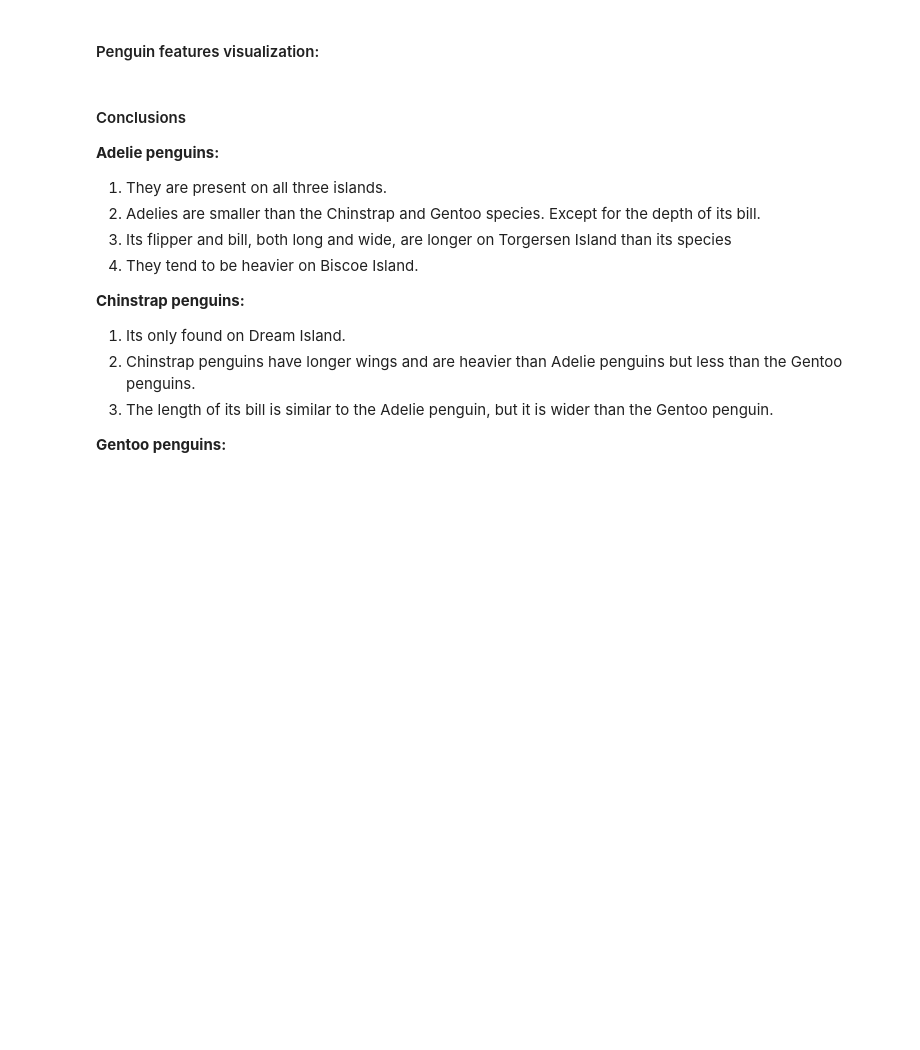
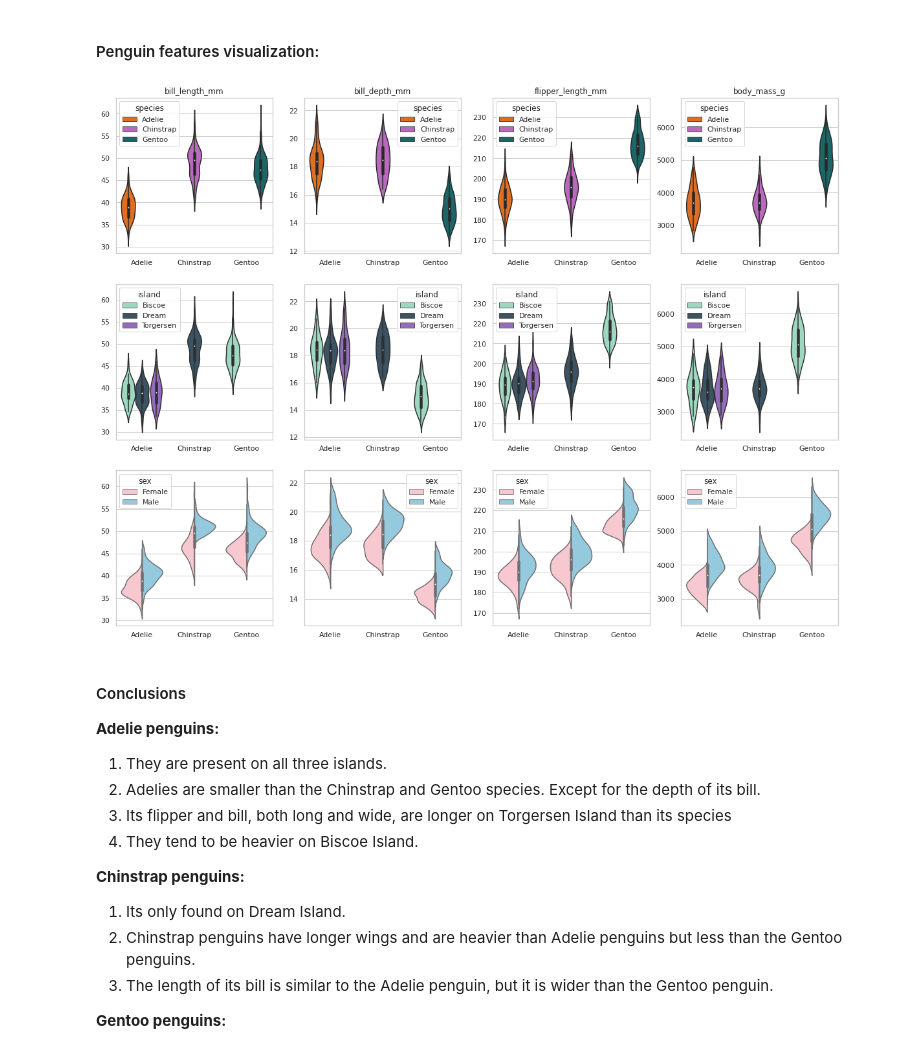
Before and after one commit to mazzaroli/EDA, a Jupyter notebook: personal-project/notebook.ipynb, the cells around one changed output. Drawn from its saved outputs; the diff is of its cells as text; code cells hidden in the pictures; blank space fills up the shorter version.

```diff
--- a/personal-project/notebook.ipynb
+++ b/personal-project/notebook.ipynb
@@ -325,20 +452,22 @@ df2.groupby(['species','island']).agg(['min','mean','max',]).dropna()
 # %%
 fig,ax = plt.subplots(3,len(numeric_columns), figsize=(20,15))
 
 for i, i_col in enumerate(category_columns):
     for j, j_col in enumerate(numeric_columns):
         sns.violinplot(
-             split=True,
+            split=True if i == 2 else False,
             ax=ax[i][j],
             data=df2,
             x='species',
             y=j_col,
             hue=i_col,
             palette=penguin_color,
             )
         ax[i][j].set_title(j_col) if i ==0 else None
         ax[i][j].set_xlabel(None)
         ax[i][j].set_ylabel(None)
+# %% [output]
+[figure, added]
 # %% [markdown]
 #### Conclusions
 
```
Also changed, not shown: parts of 26 cells of this notebook.
